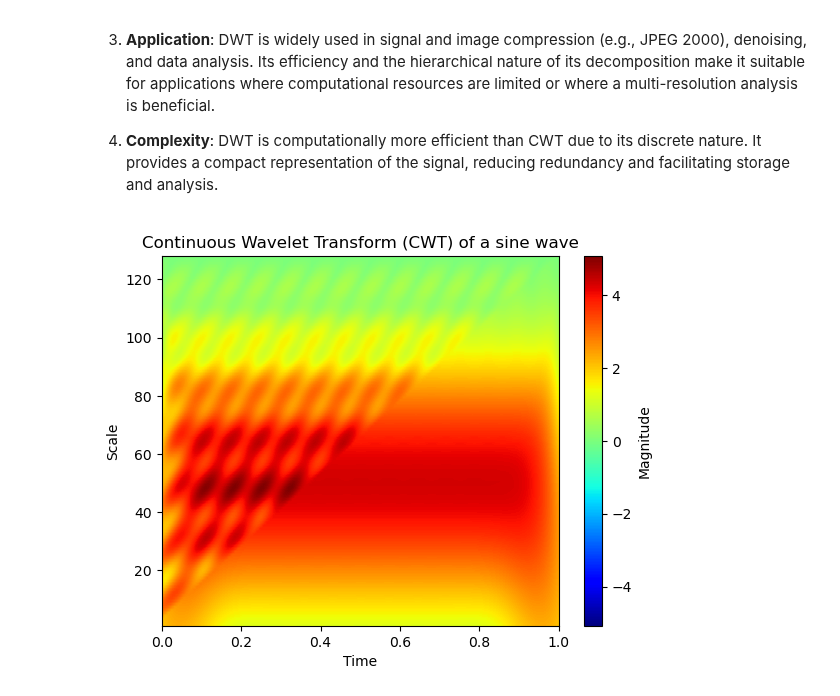
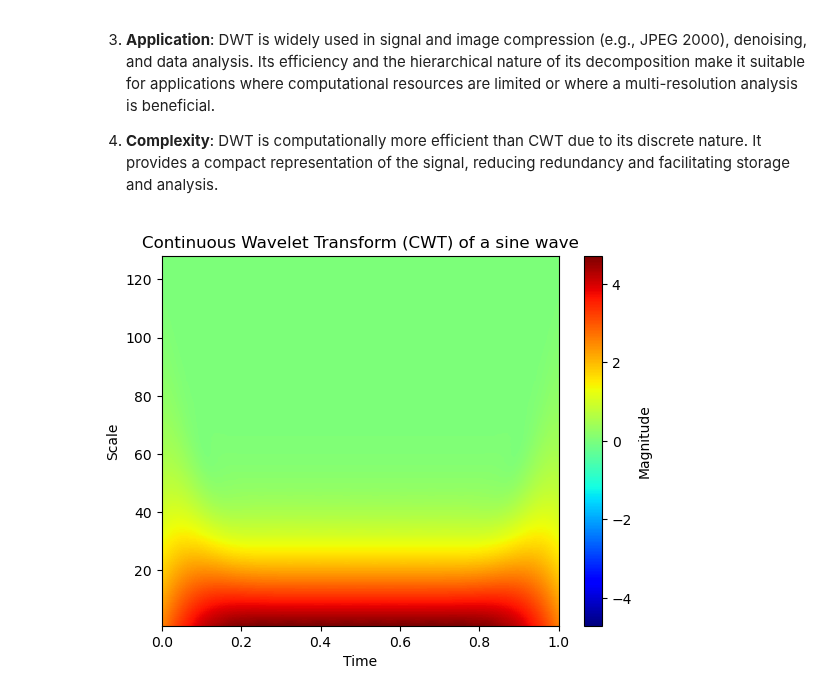
Before and after one commit to behnamasadi/PythonTutorial, a Jupyter notebook: signal_system/continuous_wavelet_transform_discrete_wavelet_transform.ipynb, the cells around one changed output. Drawn from its saved outputs; the diff is of its cells as text; code cells hidden in the pictures.

```diff
--- a/signal_system/continuous_wavelet_transform_discrete_wavelet_transform.ipynb
+++ b/signal_system/continuous_wavelet_transform_discrete_wavelet_transform.ipynb
@@ -21,32 +21,35 @@
 # %%
 import numpy as np
 import matplotlib.pyplot as plt
 import pywt
 
 # Generating a test signal: a sine wave
 t = np.linspace(0, 1, 1000, endpoint=False)
 signal = np.sin(2 * np.pi * 7 * t)
 
 # Defining the wavelet complex Morlet wavelet
+bandwidth_frequency="1.5"
+center_frequency="1.0"
+
 #wavelet = 'cmor1.5-1.0'
-wavelet = 'cmor'
+wavelet = f"cmor{bandwidth_frequency}-{center_frequency}"
 
 # Setting scales
 scales = np.arange(1, 128)
 
 # Performing the Continuous Wavelet Transform (CWT)
 coefficients, frequencies = pywt.cwt(signal, scales, wavelet, 1/1000)
 
 # Plotting
 plt.imshow(np.abs(coefficients), extent=[0, 1, 1, 128], cmap='jet', aspect='auto',
            vmax=abs(coefficients).max(), vmin=-abs(coefficients).max())
 plt.colorbar(label='Magnitude')
 plt.ylabel('Scale')
 plt.xlabel('Time')
 plt.title('Continuous Wavelet Transform (CWT) of a sine wave')
 plt.show()
 # %% [output]
-[figure, old version]
+[figure, new version]
 # %%
 # import pywt
 # import numpy as np
```
Also changed, not shown: parts of 1 cell of this notebook, 2 other files.
